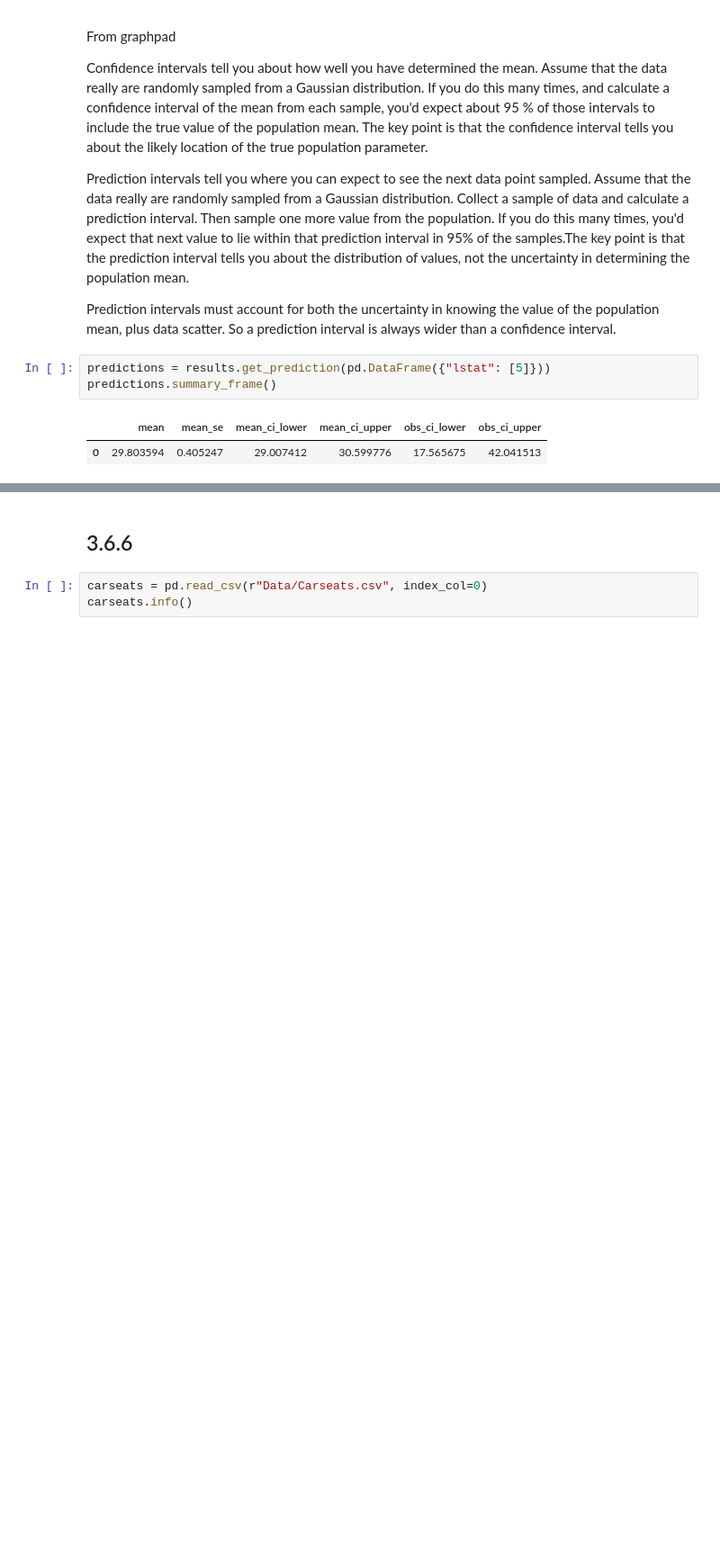
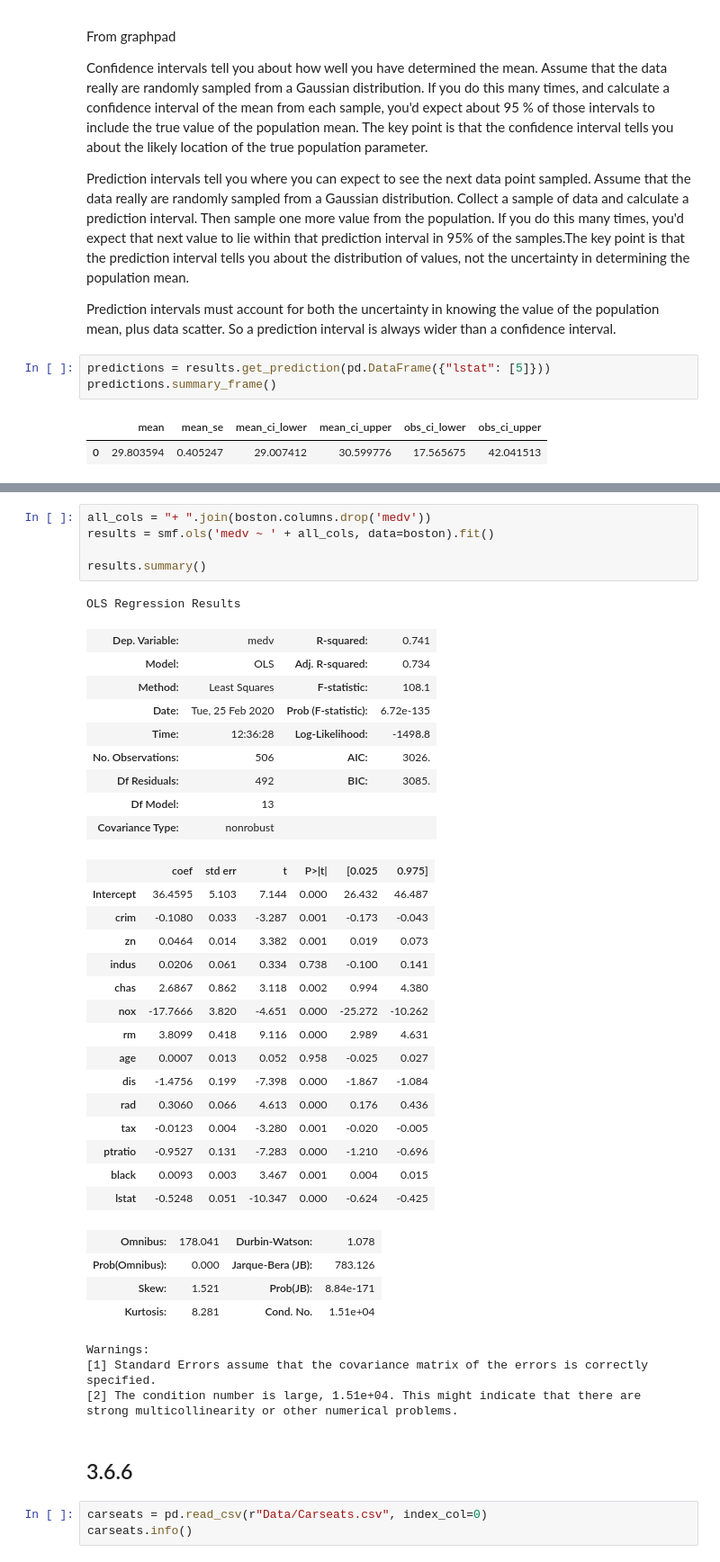
Before and after one commit to plasmon360/ISL_python, a Jupyter notebook: Chapter3-Lab.ipynb, the cells around one changed output, grey strips where cells are left out. Shown: that part at 90% size. Drawn from its saved outputs; the diff is of its cells as text; blank space fills up the shorter version.

```diff
--- a/Chapter3-Lab.ipynb
+++ b/Chapter3-Lab.ipynb
@@ -116,3 +146,42 @@ sns.jointplot(boston["lstat"], boston["medv"], kind="resid")
+# %%
+all_cols = "+ ".join(boston.columns.drop('medv'))
+results = smf.ols('medv ~ ' + all_cols, data=boston).fit()
+
+results.summary()
+# %% [output]
+OLS Regression Results
+| Dep. Variable: | medv | R-squared: | 0.741 |
+| Model: | OLS | Adj. R-squared: | 0.734 |
+| Method: | Least Squares | F-statistic: | 108.1 |
+| Date: | Tue, 25 Feb 2020 | Prob (F-statistic): | 6.72e-135 |
+| Time: | 12:36:28 | Log-Likelihood: | -1498.8 |
+| No. Observations: | 506 | AIC: | 3026. |
+| Df Residuals: | 492 | BIC: | 3085. |
+| Df Model: | 13 |  |  |
+| Covariance Type: | nonrobust |  |  |
+|  | coef | std err | t | P>|t| | [0.025 | 0.975] |
+| Intercept | 36.4595 | 5.103 | 7.144 | 0.000 | 26.432 | 46.487 |
+| crim | -0.1080 | 0.033 | -3.287 | 0.001 | -0.173 | -0.043 |
+| zn | 0.0464 | 0.014 | 3.382 | 0.001 | 0.019 | 0.073 |
+| indus | 0.0206 | 0.061 | 0.334 | 0.738 | -0.100 | 0.141 |
+| chas | 2.6867 | 0.862 | 3.118 | 0.002 | 0.994 | 4.380 |
+| nox | -17.7666 | 3.820 | -4.651 | 0.000 | -25.272 | -10.262 |
+| rm | 3.8099 | 0.418 | 9.116 | 0.000 | 2.989 | 4.631 |
+| age | 0.0007 | 0.013 | 0.052 | 0.958 | -0.025 | 0.027 |
+| dis | -1.4756 | 0.199 | -7.398 | 0.000 | -1.867 | -1.084 |
+| rad | 0.3060 | 0.066 | 4.613 | 0.000 | 0.176 | 0.436 |
+| tax | -0.0123 | 0.004 | -3.280 | 0.001 | -0.020 | -0.005 |
+| ptratio | -0.9527 | 0.131 | -7.283 | 0.000 | -1.210 | -0.696 |
+| black | 0.0093 | 0.003 | 3.467 | 0.001 | 0.004 | 0.015 |
+| lstat | -0.5248 | 0.051 | -10.347 | 0.000 | -0.624 | -0.425 |
+| Omnibus: | 178.041 | Durbin-Watson: | 1.078 |
+| Prob(Omnibus): | 0.000 | Jarque-Bera (JB): | 783.126 |
+| Skew: | 1.521 | Prob(JB): | 8.84e-171 |
+| Kurtosis: | 8.281 | Cond. No. | 1.51e+04 |
+Warnings:
+[1] Standard Errors assume that the covariance matrix of the errors is correctly specified.
+[2] The condition number is large, 1.51e+04. This might indicate that there are
+strong multicollinearity or other numerical problems.
 # %% [markdown]
 ## 3.6.6
 # %%
```
Also changed, not shown: parts of 11 cells of this notebook, 3 other files.
